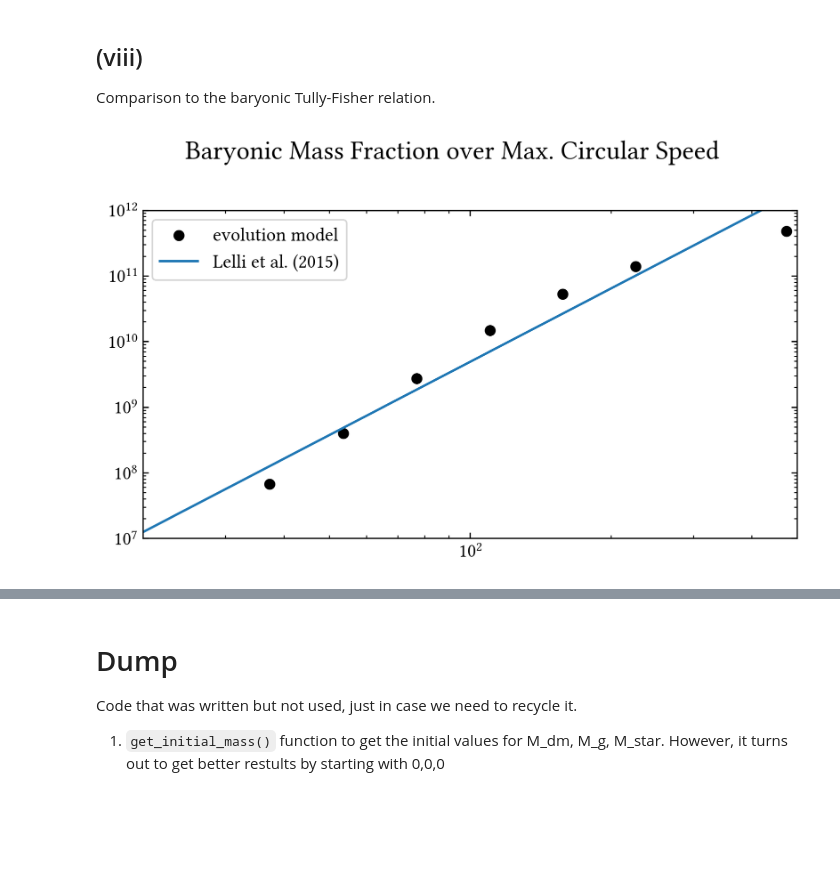
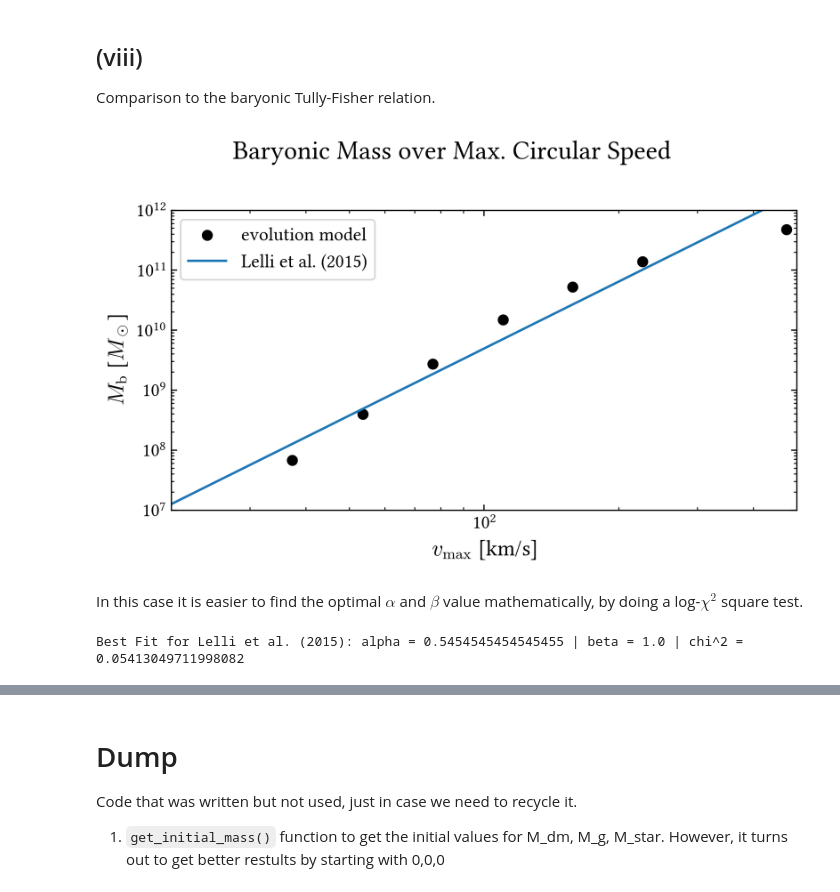
Before and after one commit to lorlo9999/FEG_NA2, a Jupyter notebook: script.ipynb, the cells around one changed output, grey strips where cells are left out. Drawn from its saved outputs; the diff is of its cells as text; code cells hidden in the pictures; blank space fills up the shorter version.

```diff
--- a/script.ipynb
+++ b/script.ipynb
@@ -294,5 +298,5 @@ def mass_evolution_v2(M_vir, df, alpha=0.2, beta=0.2, f_b=0.18, stellar_frac=0.0
 # %%
-alpha_space = np.linspace(0.1,5,10)
+alpha_space = np.linspace(0.1,3,10) # Values above 3 are too far away
 
 fig,ax = plt.subplots(figsize = fsize_large)
 
@@ -312,7 +316,7 @@ ax.grid()
 plt.show()
 plt.close()
 
-alpha_best = 2.278
+alpha_best = 0.6
 
 beta_space = np.linspace(0.1,1,10)
 fig,ax = plt.subplots(figsize = fsize_large)
@@ -424,33 +429,82 @@ for M_vir, df in data.items():
     v_vir = ()
     v_max = v_ratio * get_v_max(M_vir)
     v_max_list.append(v_max)
 
 v_max_list = np.array(v_max_list)
 
 # Conver to km/s
 v_max_list = v_max_list / 1000
 
 M_b_list = SM_list + M_g_list
 
 x_min = 20
 x_max = 500
 v_max_range = np.linspace(x_min, x_max, 100)
 
 fig, ax = plt.subplots(figsize=fsize_large)
-if print_titles: fig.suptitle('Baryonic Mass Fraction over Max. Circular Speed')
+if print_titles: fig.suptitle('Baryonic Mass over Max. Circular Speed')
 
 ax.scatter(v_max_list,M_b_list, label='evolution model')
 ax.plot(v_max_range, fb_lelli(v_max_range), label='Lelli et al. (2015)', color='tab:blue')
 
 ax.set_xscale('log')
 ax.set_yscale('log')
+ax.set_xlabel(r'$v_{\text{max}}$ [km/s]')
+ax.set_ylabel(r'$M_{\text{b}}$ [$M_\odot$]')
 ax.set_ylim(10**7,10**12)
 ax.set_xlim(x_min,x_max)
 ax.legend()
 plt.tight_layout()
 
-if save_figures: plt.savefig('fb-vmax.pdf')
+if save_figures: plt.savefig('plots/fb-vmax.pdf')
 plt.show()
 plt.close()
+
+del M_b_list
 # %% [output]
-[figure, old version]
+[figure, new version]
+# %% [markdown]
+In this case it is easier to find the optimal $\alpha$ and $\beta$ value mathematically, by doing a log-$\chi^2$ square test.
+# %%
+# Chi square test
+
+lelli_values = fb_lelli(v_max_list)
+
+alpha_best_lelli = 0
+beta_best_lelli = 0
+min_chi2 = 1e15
+
+for alpha in np.linspace(0.1,5,100):
+
+    for beta in np.linspace(0.01,1,100):
+        M_dm_list = []
+        SM_list = []
+        SFR_list = []
+        M_g_list = []
+
+        for M_vir, df in data.items():
+            _, M_dm, M_g, M_star, SFR = mass_evolution_v2(M_vir, df, alpha=alpha, beta=beta)
+            M_dm_list.append(M_dm[-1])
+            M_g_list.append(M_g[-1])
+            SM_list.append(M_star[-1])
+            SFR_list.append(SFR[-1])
+
+        M_dm_list = np.array(M_dm_list)
+        M_g_list = np.array(M_g_list)
+        SM_list = np.array(SM_list)
+        SFR_list = np.array(SFR_list)
+
+        M_b_list = SM_list + M_g_list
+
+        sum = np.sum((np.log10(M_b_list) - np.log10(lelli_values))**2 / np.log10(lelli_values))
+
+        if sum < min_chi2:
+            min_chi2 = sum
+            alpha_best_lelli = alpha
+            beta_best_lelli = beta
+
+        del M_b_list
+
+print(f'Best Fit for Lelli et al. (2015): alpha = {alpha_best_lelli} | beta = {beta_best_lelli} | chi^2 = {min_chi2}')
+# %% [output]
+Best Fit for Lelli et al. (2015): alpha = 0.5454545454545455 | beta = 1.0 | chi^2 = 0.05413049711998082
```
Also changed, not shown: parts of 12 cells of this notebook, 11 other files.
